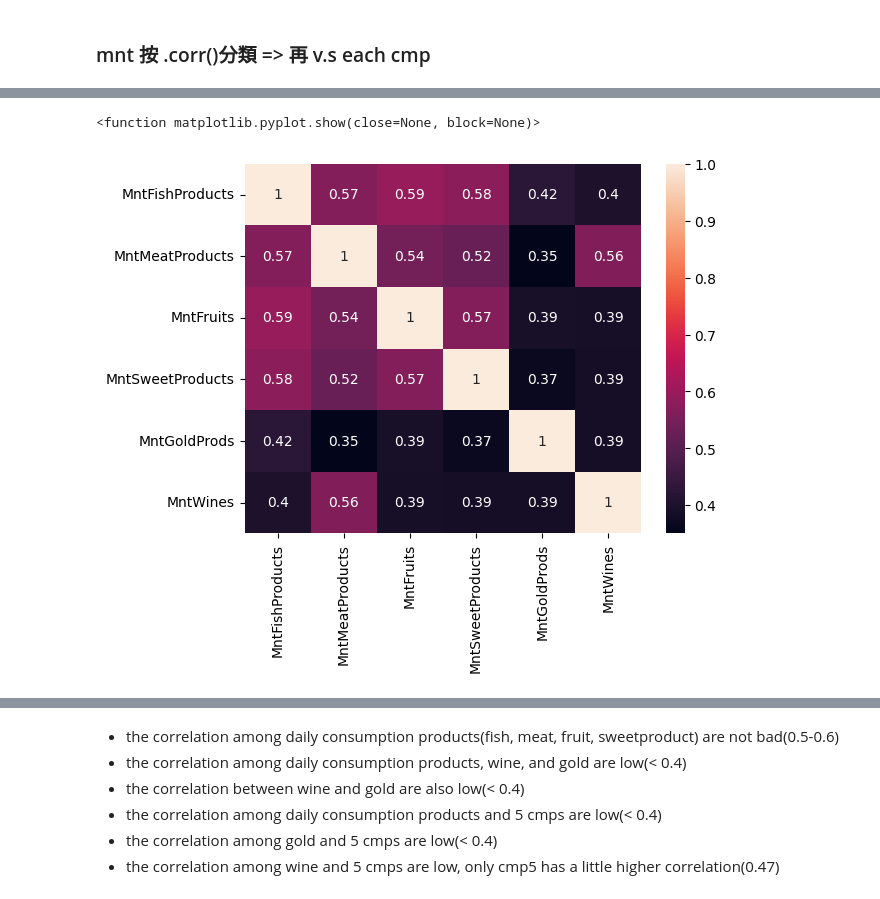
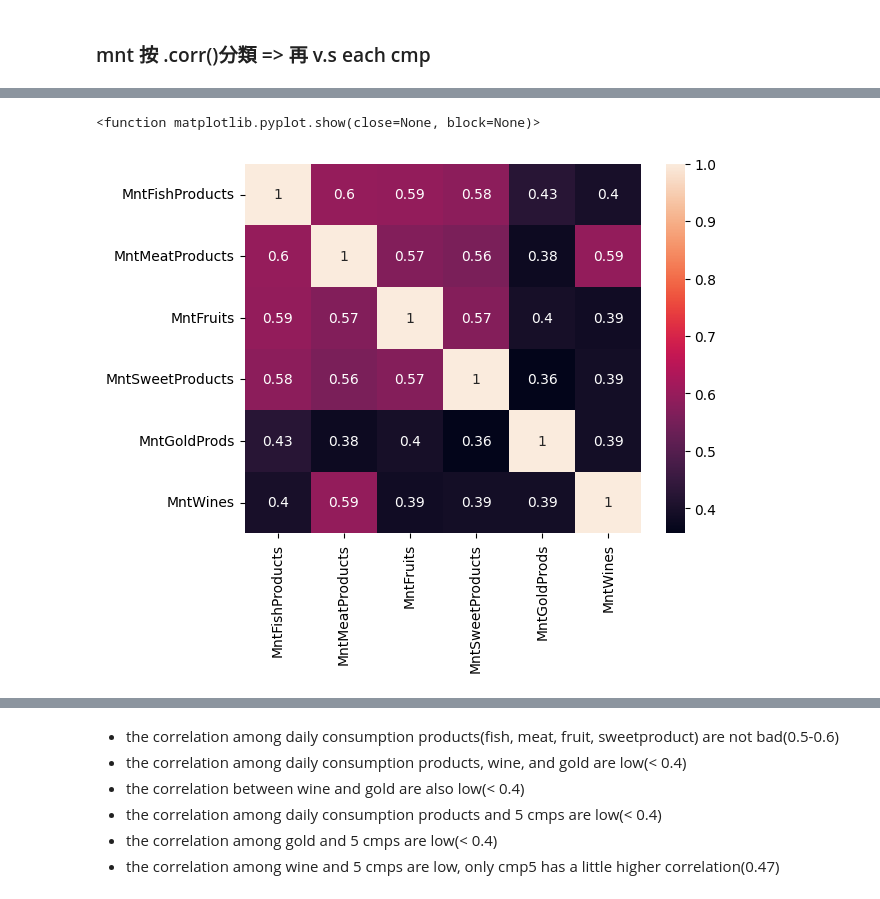
Before and after one commit to jlinsdl/Marketing-campaign, a Jupyter notebook: Marketing_Campaign.ipynb, the cells around one changed output, grey strips where cells are left out. Saved outputs shown, nothing was run; the diff lists cells and outputs as text; code cells hidden in the pictures.

```diff
--- a/Marketing_Campaign.ipynb
+++ b/Marketing_Campaign.ipynb
@@ -309,9 +354,10 @@ iqr = seventy_fifth - twenty_fifth
 
 #thresshoulds
 upper = seventy_fifth + (1.5 * iqr)
-lower = twenty_fifth + (1.5 * iqr)
+lower = twenty_fifth - (1.5 * iqr)
 
 #eliminate outlier
 df_no_outlier = df[(df["Income"] > lower) & (df["Income"] < upper)]
-df_no_outlier["Income"].describe()
+print(df_no_outlier["Income"].describe())
+#print(df["Income"].describe())
 # %% [output]
@@ -325,8 +371,8 @@ min       85431.000000
 max      113734.000000
 Name: Income, dtype: float64
 # %%
-df_no_outlier['IncomeGroup'] = pd.cut(df['Income'], bins=[0, 86948.5, 90236.5, 92871.75, np.inf], labels=['poor', 'normal', 'well_off', 'wealthy'])
-df_no_outlier
+df['IncomeGroup'] = pd.cut(df['Income'], bins=[0, 35196, 51301, 68289, np.inf], labels=['poor', 'normal', 'well_off', 'wealthy'])
+df_no_outlier['IncomeGroup'] = pd.cut(df['Income'], bins=[0, 35196, 51301, 68289, np.inf], labels=['poor', 'normal', 'well_off', 'wealthy'])
 # %% [output]
 A value is trying to be set on a copy of a slice from a DataFrame.
 Try using .loc[row_indexer,col_indexer] = value instead
@@ -403,10 +437,10 @@ for product in df_mnt:
 # %%
 plt.figure()
-sns.heatmap(df[["MntFishProducts", "MntMeatProducts", "MntFruits", "MntSweetProducts", "MntGoldProds", "MntWines"]].corr(), annot=True, annot_kws={"fontsize": 10})
+sns.heatmap(df_no_outlier[["MntFishProducts", "MntMeatProducts", "MntFruits", "MntSweetProducts", "MntGoldProds", "MntWines"]].corr(), annot=True, annot_kws={"fontsize": 10})
 plt.show
 plt.figure()
-sns.heatmap(df[["MntFishProducts", "MntMeatProducts", "MntFruits", "MntSweetProducts", "MntGoldProds", "MntWines", "AcceptedCmp1", "AcceptedCmp2", "AcceptedCmp3", "AcceptedCmp4", "AcceptedCmp5"]].corr(), annot=True, annot_kws={"fontsize": 6})
+sns.heatmap(df_no_outlier[["MntFishProducts", "MntMeatProducts", "MntFruits", "MntSweetProducts", "MntGoldProds", "MntWines", "AcceptedCmp1", "AcceptedCmp2", "AcceptedCmp3", "AcceptedCmp4", "AcceptedCmp5"]].corr(), annot=True, annot_kws={"fontsize": 6})
 plt.show
 # %% [output]
 <function matplotlib.pyplot.show(close=None, block=None)>
-[figure, old version]
+[figure, new version]
```
Also changed, not shown: parts of 36 cells of this notebook.
